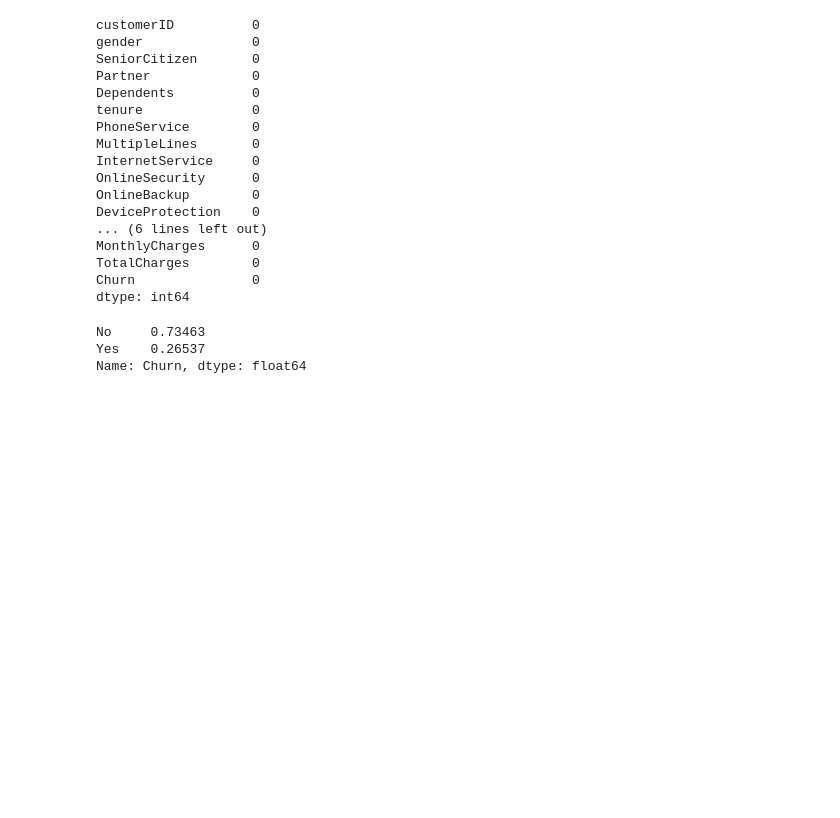
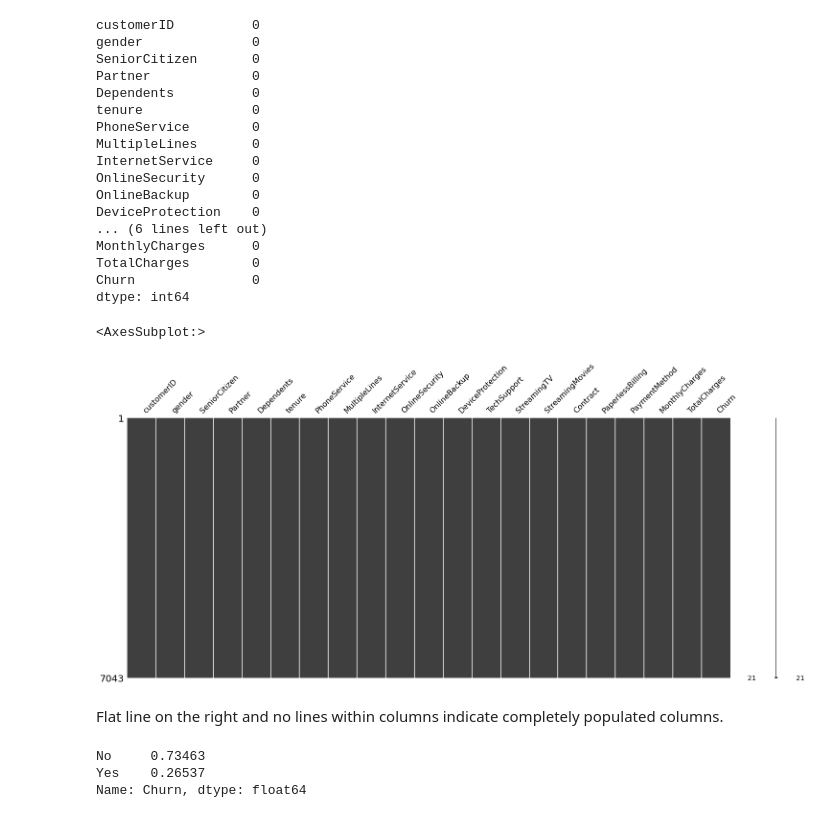
Before and after one commit to mindyng/2022-Business-Projects, a Jupyter notebook: customer-churn.ipynb, the cells around one changed output. Saved outputs shown, nothing was run; the diff lists cells and outputs as text; code cells hidden in the pictures; blank space fills up the shorter version.

```diff
--- a/customer-churn.ipynb
+++ b/customer-churn.ipynb
@@ -105,6 +105,14 @@ MonthlyCharges      0
 TotalCharges        0
 Churn               0
 dtype: int64
+# %%
+#Visually what the same output would be
+msno.matrix(df)
+# %% [output]
+<AxesSubplot:>
+[figure, added]
+# %% [markdown]
+Flat line on the right and no lines within columns indicate completely populated columns.
 # %%
 #How many total churned?
 df['Churn'].value_counts(normalize=True)
```
Also changed, not shown: parts of 5 cells of this notebook.
